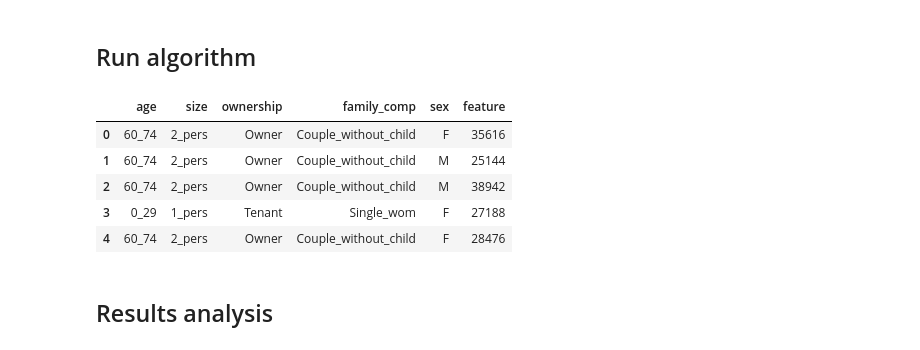
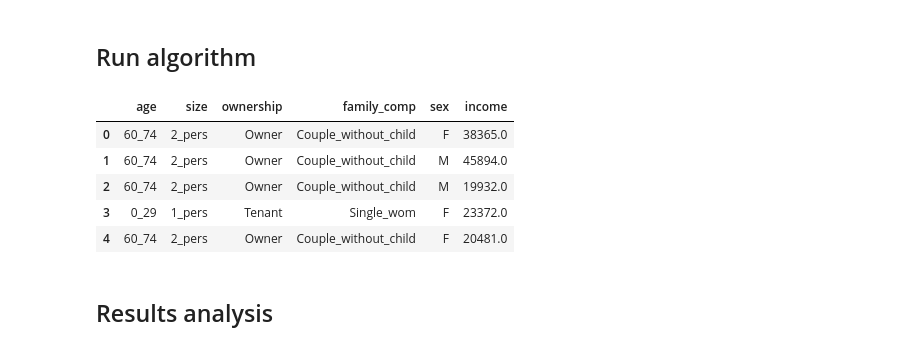
Before and after one commit to tellae/bhepop2, a Jupyter notebook: examples/demo_quantitative.ipynb, the cells around one changed output. Saved outputs shown, nothing was run; the diff lists cells and outputs as text; code cells hidden in the pictures.

```diff
--- a/examples/demo_quantitative.ipynb
+++ b/examples/demo_quantitative.ipynb
@@ -48,49 +48,53 @@ filosofi.head()
 # %% [markdown]
 ## Run algorithm
 # %%
-from bhepop2.quantitative_enrichment import QuantitativeEnrichment
+from bhepop2.enrichment.bhepop2 import Bhepop2Enrichment
+from bhepop2.sources.marginal_distributions import QuantitativeMarginalDistributions
 
 # Household modalities
 MODALITIES = {
     "ownership": ["Owner", "Tenant"],
     "age": ["0_29", "30_39", "40_49", "50_59", "60_74", "75_or_more"],
     "size": ["1_pers", "2_pers", "3_pers", "4_pers", "5_pers_or_more"],
     "family_comp": [
         "Single_man",
         "Single_wom",
         "Couple_without_child",
         "Couple_with_child",
         "Single_parent",
         "complex_hh",
     ],
 }
 
-# Algorithm parameters
-PARAMETERS = {
-    "abs_minimum": 0,
-    "relative_maximum": 1.5,
-    "delta_min": 1000,
-}
+distributions = QuantitativeMarginalDistributions(
+    filosofi,
+    attribute_selection=list(MODALITIES.keys()),
+    abs_minimum=0,
+    relative_maximum=1.5,
+    delta_min=1000,
+    name="Filosofi"
+)
 
 # Optimisation preparation
-enrich_class = QuantitativeEnrichment(
-    synth_pop, filosofi, list(MODALITIES.keys()), parameters=PARAMETERS, seed=42
+enrich_class = Bhepop2Enrichment(
+    synth_pop,
+    distributions,
+    feature_name="income",
+    seed=42,
 )
 
-# Run optimisation
-enrich_class.optimise()
-
 # Assign data to synthetic population
-pop = enrich_class.assign_feature_value_to_pop()
+pop = enrich_class.assign_feature_values()
+pop["income"] = round(pop["income"])
 
 pop.head()
 # %% [output]
-|  | age | size | ownership | family_comp | sex | feature |
-| 0 | 60_74 | 2_pers | Owner | Couple_without_child | F | 35616 |
-| 1 | 60_74 | 2_pers | Owner | Couple_without_child | M | 25144 |
-| 2 | 60_74 | 2_pers | Owner | Couple_without_child | M | 38942 |
-| 3 | 0_29 | 1_pers | Tenant | Single_wom | F | 27188 |
-| 4 | 60_74 | 2_pers | Owner | Couple_without_child | F | 28476 |
+|  | age | size | ownership | family_comp | sex | income |
+| 0 | 60_74 | 2_pers | Owner | Couple_without_child | F | 38365.0 |
+| 1 | 60_74 | 2_pers | Owner | Couple_without_child | M | 45894.0 |
+| 2 | 60_74 | 2_pers | Owner | Couple_without_child | M | 19932.0 |
+| 3 | 0_29 | 1_pers | Tenant | Single_wom | F | 23372.0 |
+| 4 | 60_74 | 2_pers | Owner | Couple_without_child | F | 20481.0 |
 # %% [markdown]
 ## Results analysis
 # %% [markdown]
```
Also changed, not shown: parts of 7 cells of this notebook, 42 other files.
